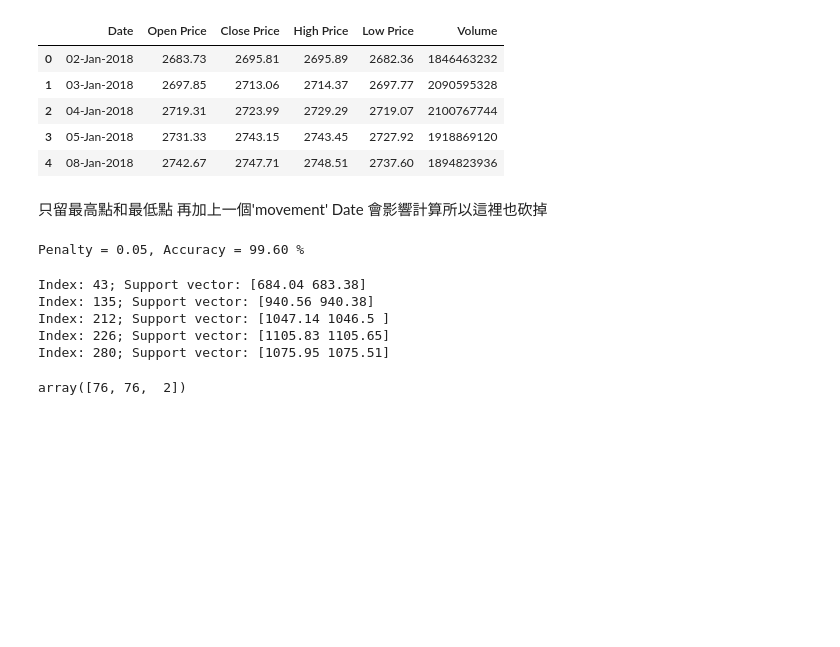
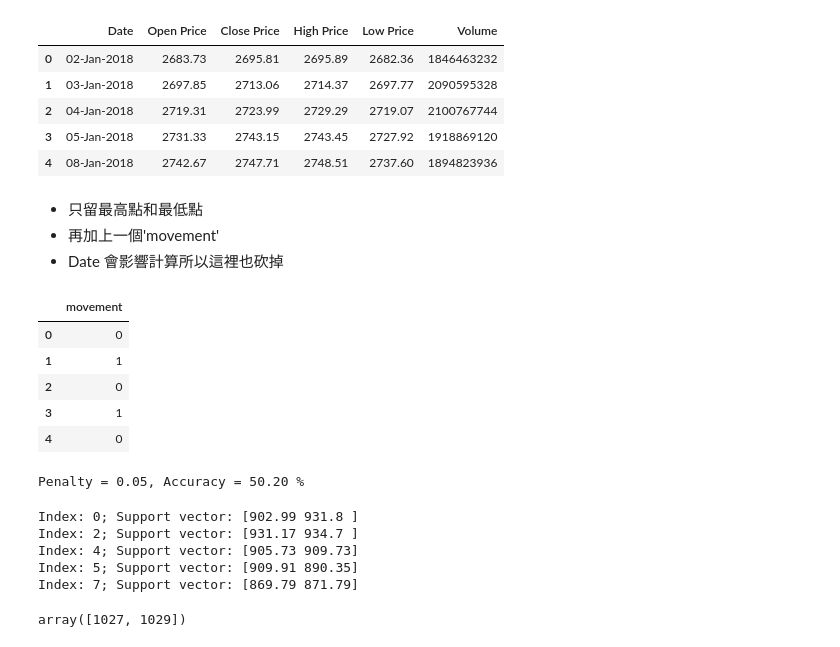
Before and after one commit to phoenix61231/data_analytics_hw3, a Jupyter notebook: hw3_SVM.ipynb, the cells around one changed output. Cells and saved outputs as stored; diff of their text form; code cells hidden in the pictures; blank space fills up the shorter version.

```diff
--- a/hw3_SVM.ipynb
+++ b/hw3_SVM.ipynb
@@ -18,36 +18,46 @@ test_data.head(5)
 | 3 | 05-Jan-2018 | 2731.33 | 2743.15 | 2743.45 | 2727.92 | 1918869120 |
 | 4 | 08-Jan-2018 | 2742.67 | 2747.71 | 2748.51 | 2737.60 | 1894823936 |
 # %% [markdown]
-只留最高點和最低點
-再加上一個'movement'
-Date 會影響計算所以這裡也砍掉
+- 只留最高點和最低點
+- 再加上一個'movement'
+- Date 會影響計算所以這裡也砍掉
 # %%
-train_data = train_data.drop(['High Price', 'Low Price', 'Volume'], axis=1)
-test_data = test_data.drop(['High Price', 'Low Price', 'Volume'], axis=1)
+train_data = train_data.drop(['Date', 'High Price', 'Low Price', 'Volume'], axis=1)
+test_data = test_data.drop(['Date', 'High Price', 'Low Price', 'Volume'], axis=1)
 
 train_mask = train_data['Open Price']>train_data['Close Price']
-train_mask_equal = train_data['Open Price']==train_data['Close Price']
 test_mask = test_data['Open Price']>test_data['Close Price']
-test_mask_equal = test_data['Open Price']==test_data['Close Price']
 
-train_data.insert(3,'movement',1)
-test_data.insert(3,'movement',1)
-
-train_data = train_data.drop(['Date'], axis=1)
-test_data = test_data.drop(['Date'], axis=1)
+train_data.insert(2,'movement',1)
+test_data.insert(2,'movement',1)
 
 train_data.loc[train_mask, 'movement']=0
-train_data.loc[train_mask_equal, 'movement']=2
 test_data.loc[test_mask, 'movement']=0
-test_data.loc[test_mask_equal, 'movement']=2
+
+train_data['movement'] = train_data['movement'].shift(-1)
+test_data['movement'] = test_data['movement'].shift(-1)
 
 #train_data['Date'] = train_data['Date'].map(lambda x:time.mktime(datetime.datetime.strptime(x, "%d-%b-%Y").timetuple()))
 #test_data['Date'] = test_data['Date'].map(lambda x:time.mktime(datetime.datetime.strptime(x, "%d-%b-%Y").timetuple()))
 # %%
+train_data = train_data.dropna()
+test_data = test_data.dropna()
+
+train_data['movement'] = train_data['movement'].astype('int_')
+test_data['movement'] = test_data['movement'].astype('int_')
+
 x_train = train_data.loc[:, train_data.columns != 'movement']
 y_train = train_data[['movement']]
 x_test = test_data.loc[:, test_data.columns != 'movement']
 y_test = test_data[['movement']]
+y_train.head()
+# %% [output]
+|  | movement |
+| 0 | 0 |
+| 1 | 1 |
+| 2 | 0 |
+| 3 | 1 |
+| 4 | 0 |
 # %%
 from sklearn.preprocessing import StandardScaler
 
@@ -73,21 +83,21 @@ svm.fit(x_train, y_train['movement'].values)
 acc_rate = accuracy_score(y_test['movement'].values, svm.predict(x_test)) * 100
 print("Penalty = %.2f, Accuracy = %.2f %%" % (penalty, acc_rate))
 # %% [output]
-Penalty = 0.05, Accuracy = 99.60 %
+Penalty = 0.05, Accuracy = 50.20 %
 # %%
 for i, sv in enumerate(zip(svm.support_, svm.support_vectors_)):
     if i < 5:
         print("Index: %s; Support vector: %s" % (sv[0], sv[1]))
 # %% [output]
-Index: 43; Support vector: [684.04 683.38]
-Index: 135; Support vector: [940.56 940.38]
-Index: 212; Support vector: [1047.14 1046.5 ]
-Index: 226; Support vector: [1105.83 1105.65]
-Index: 280; Support vector: [1075.95 1075.51]
+Index: 0; Support vector: [902.99 931.8 ]
+Index: 2; Support vector: [931.17 934.7 ]
+Index: 4; Support vector: [905.73 909.73]
+Index: 5; Support vector: [909.91 890.35]
+Index: 7; Support vector: [869.79 871.79]
 # %%
 svm.n_support_
 # %% [output]
-array([76, 76,  2])
+array([1027, 1029])
 # %%
 print("The labels by model prediction : %s" % svm.predict(x_test))
 print("Real labels in the testing set : %s" % y_test['movement'].values)
```
Also changed, not shown: parts of 5 cells of this notebook, 2 other files.
